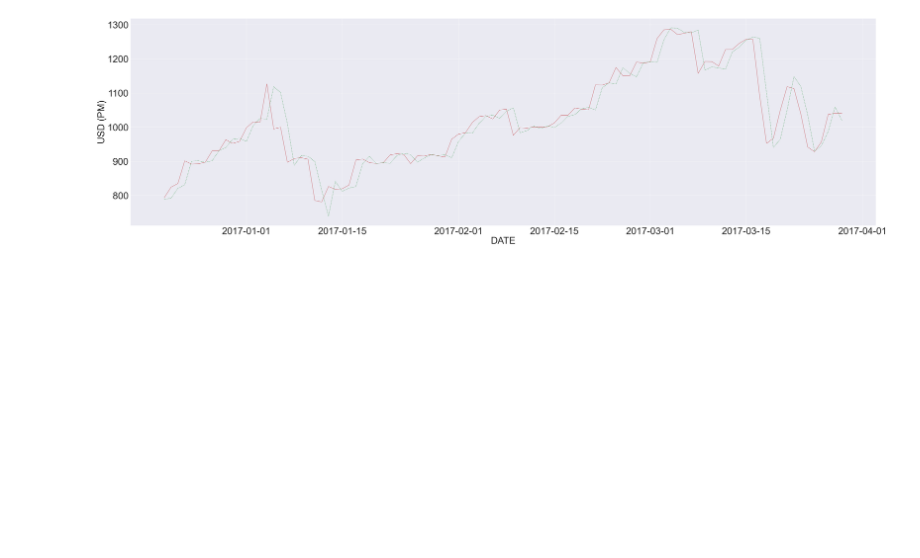
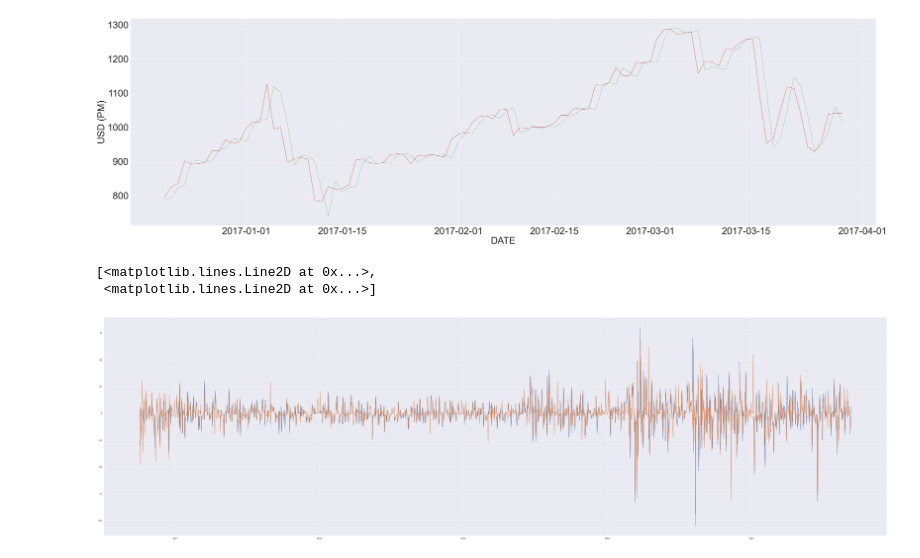
Before and after one commit to qy-liuhuo/hbu_MCM-ICM_2022, a Jupyter notebook: program/youhua/final.ipynb, the cells around one changed output. Cells and saved outputs as stored; diff of their text form; code cells hidden in the pictures; blank space fills up the shorter version.

```diff
--- a/program/youhua/final.ipynb
+++ b/program/youhua/final.ipynb
@@ -28,3 +73,12 @@ p1.plot(data['Date'][100:200], data['real_b'][100:200], 'r-', data['Date'][100:2
 [<matplotlib.lines.Line2D at 0x...>,
  <matplotlib.lines.Line2D at 0x...>]
 [figure]
+# %%
+data['predict_g'].diff(1)
+data['real_g'].diff(1)
+plt.plot(data['Date'][:100], data['real_g'].diff(1)[:100],
+         data['Date'][:100], data['predict_g'].diff(1)[:100])
+# %% [output]
+[<matplotlib.lines.Line2D at 0x...>,
+ <matplotlib.lines.Line2D at 0x...>]
+[figure, added]
```
Also changed, not shown: parts of 2 cells of this notebook, 56 other files.
